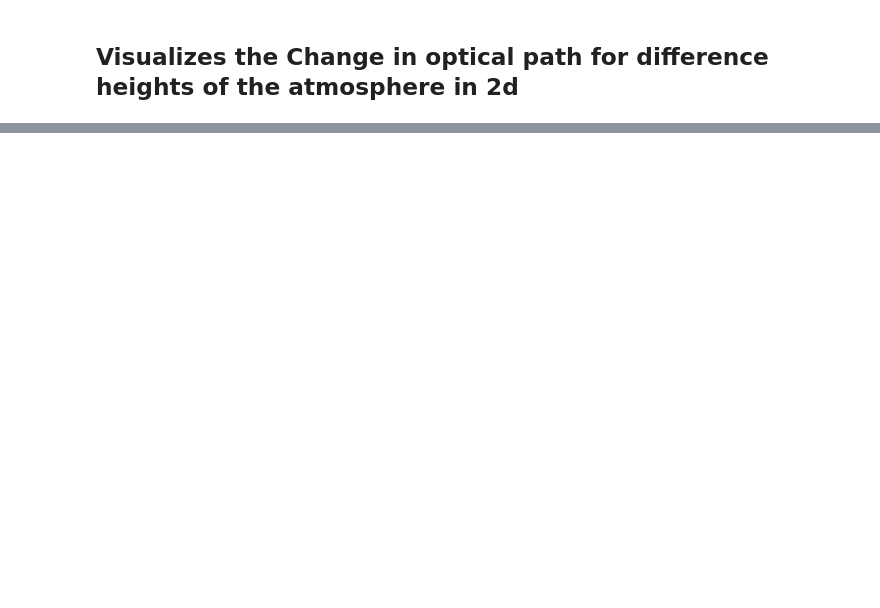
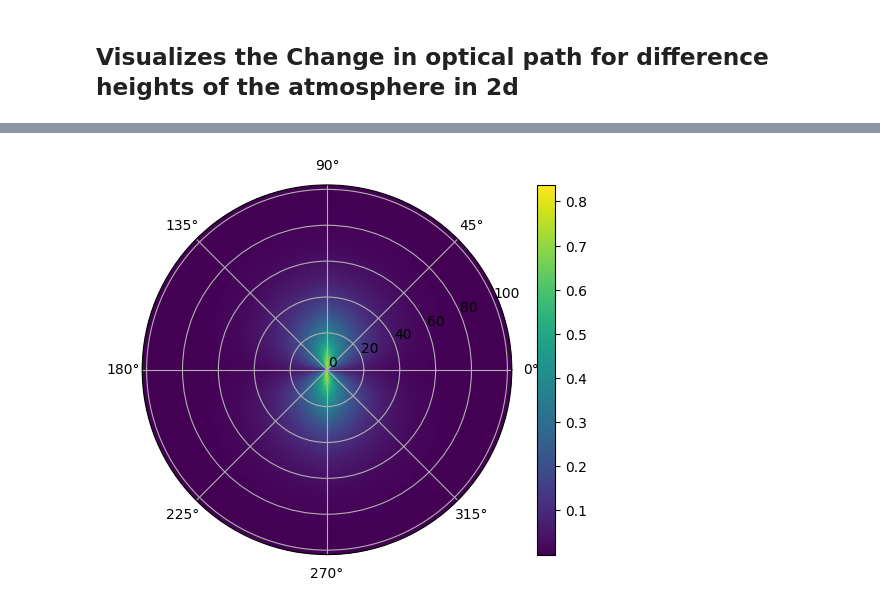
Before and after one commit to giovannipiccoli99/Lens_transit, a Jupyter notebook: calc_los.ipynb, the cells around one changed output, grey strips where cells are left out. Saved outputs shown, nothing was run; the diff lists cells and outputs as text; code cells hidden in the pictures; blank space fills up the shorter version.

```diff
--- a/calc_los.ipynb
+++ b/calc_los.ipynb
@@ -210,0 +205,19 @@ running
+# %%
+h_values = np.linspace(0, np.max(R_datapoints), 100)
+angles = np.linspace(0, 2*np.pi, 100)
+
+H, ANG = np.meshgrid(h_values, angles)
+
+X = H + R_URANUS
+Y = H + R_URANUS
+
+latitude = np.pi/2
+longitude = np.pi
+s_not_tilted = calc_los_3d_vectorized(H, latitude, longitude, ANG)
+
+plt.subplot(projection='polar')
+plt.pcolormesh(ANG, H, s_not_tilted)
+plt.colorbar()
+plt.show()
+# %% [output]
+[figure, added]
```
Also changed, not shown: parts of 4 cells of this notebook.
